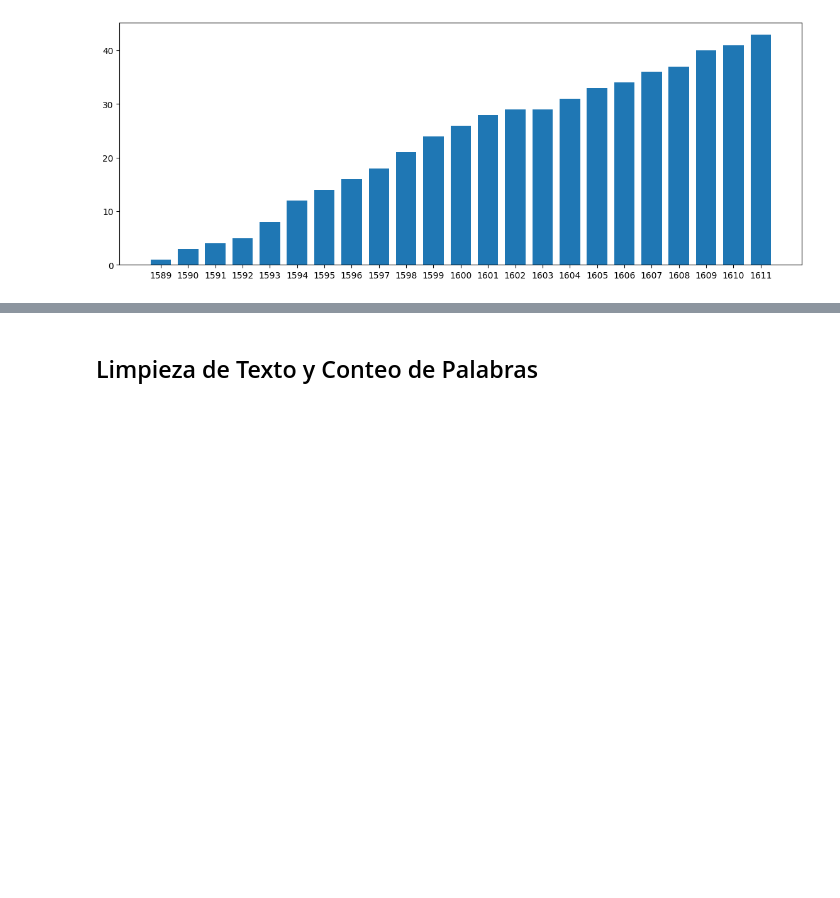
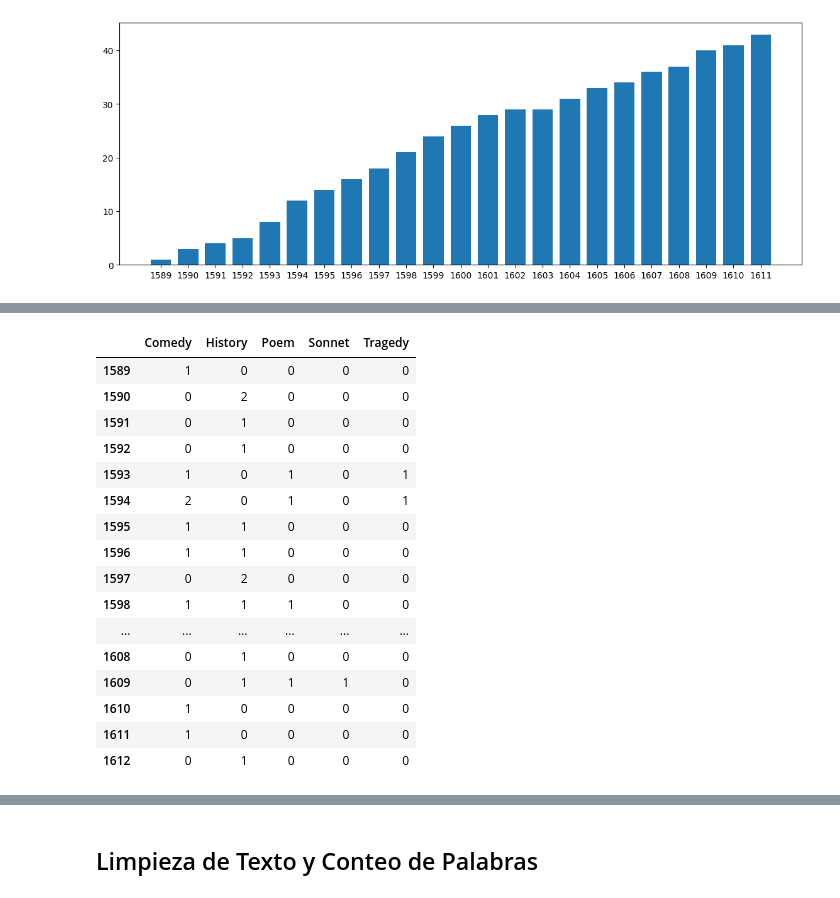
Before and after one commit to nanosellafaja/IntroCD, a Jupyter notebook: intro-cd/Tarea_1/shakespeare_grupo14.ipynb, the cells around one changed output, grey strips where cells are left out. Saved outputs shown, nothing was run; the diff lists cells and outputs as text; code cells hidden in the pictures; blank space fills up the shorter version.

```diff
--- a/intro-cd/Tarea_1/shakespeare_grupo14.ipynb
+++ b/intro-cd/Tarea_1/shakespeare_grupo14.ipynb
@@ -246,3 +250,23 @@ plt.show()
+# %%
+conteo_por_genero
+# %% [output]
+|  | Comedy | History | Poem | Sonnet | Tragedy |
+| 1589 | 1 | 0 | 0 | 0 | 0 |
+| 1590 | 0 | 2 | 0 | 0 | 0 |
+| 1591 | 0 | 1 | 0 | 0 | 0 |
+| 1592 | 0 | 1 | 0 | 0 | 0 |
+| 1593 | 1 | 0 | 1 | 0 | 1 |
+| 1594 | 2 | 0 | 1 | 0 | 1 |
+| 1595 | 1 | 1 | 0 | 0 | 0 |
+| 1596 | 1 | 1 | 0 | 0 | 0 |
+| 1597 | 0 | 2 | 0 | 0 | 0 |
+| 1598 | 1 | 1 | 1 | 0 | 0 |
+| ... | ... | ... | ... | ... | ... |
+| 1608 | 0 | 1 | 0 | 0 | 0 |
+| 1609 | 0 | 1 | 1 | 1 | 0 |
+| 1610 | 1 | 0 | 0 | 0 | 0 |
+| 1611 | 1 | 0 | 0 | 0 | 0 |
+| 1612 | 0 | 1 | 0 | 0 | 0 |
 # %%
 conteo_por_genero.cumsum().plot()
 
```
Also changed, not shown: parts of 2 cells of this notebook, 5 other files.
